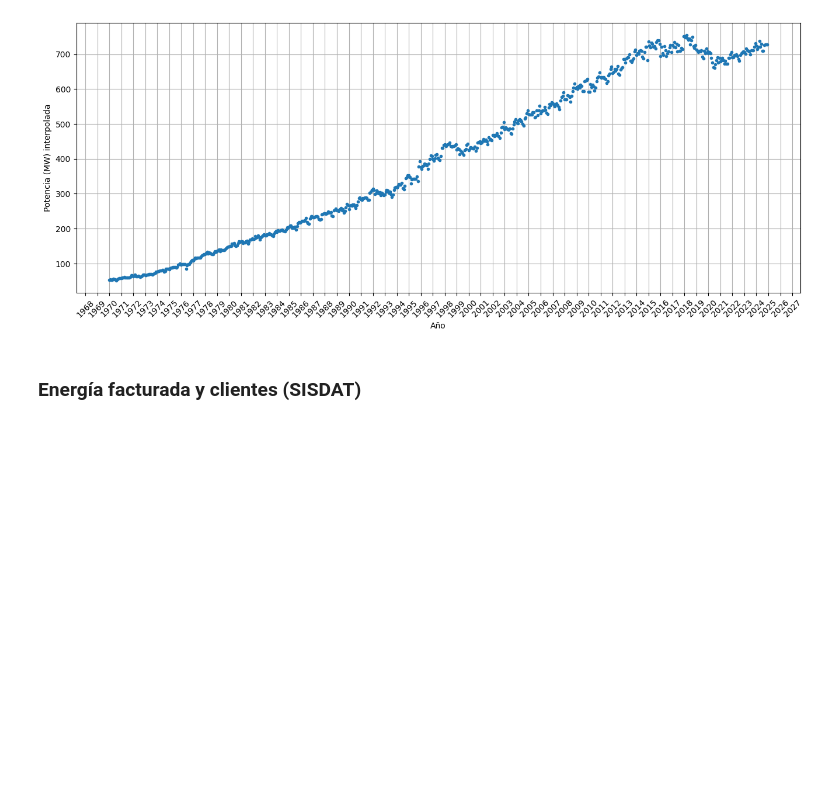
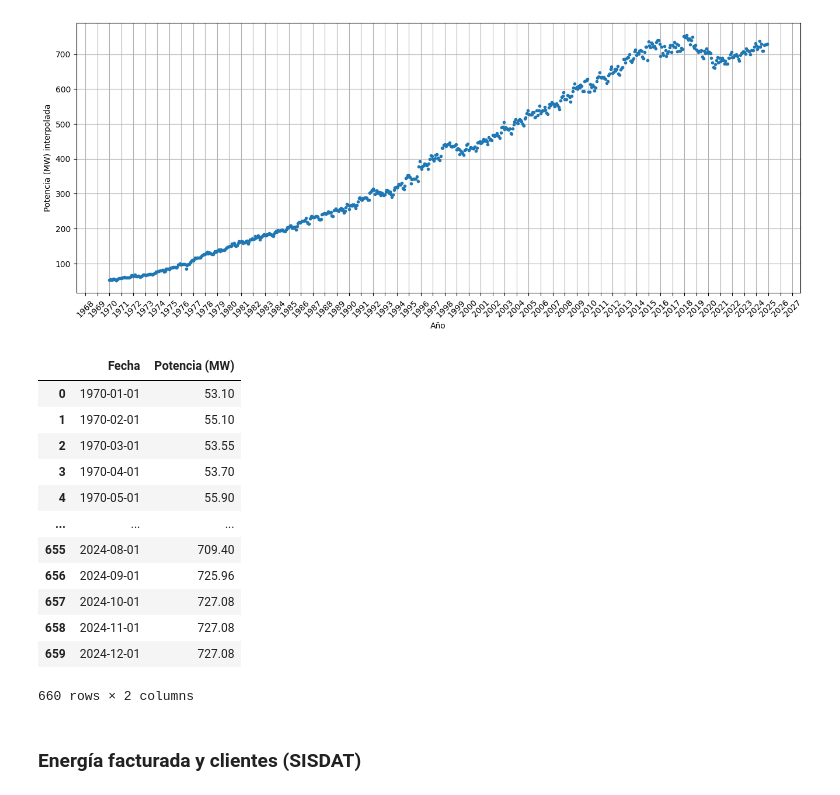
Before and after one commit to CarolinaVasquez21/data_etl_dags_tfm, a Jupyter notebook: notebooks/ETL.ipynb, the cells around one changed output. Cells and saved outputs as stored; diff of their text form; code cells hidden in the pictures; blank space fills up the shorter version.

```diff
--- a/notebooks/ETL.ipynb
+++ b/notebooks/ETL.ipynb
@@ -130,8 +131,19 @@ def ajustar_atipicos_por_anio(df, columna_valor, anios, columna_fecha="Fecha"):
                ((df[columna_valor] < lim_inf) | (df[columna_valor] > lim_sup)),
                columna_valor] = np.nan
 
-    # Interpolar
-    df[columna_valor] = df[columna_valor].interpolate()
+    # Crear un array numérico para el eje x
+    x_vals = np.arange(len(df))
+    y_vals = df[columna_valor].values
+
+    # Máscara para valores válidos
+    mask = ~np.isnan(y_vals)
+
+    # Solo aplicar si hay suficientes datos para interpolar
+    if mask.sum() >= 2:
+        interpolador = interp1d(
+            x_vals[mask], y_vals[mask], kind='slinear', fill_value="extrapolate"
+        )
+        df[columna_valor] = interpolador(x_vals)
 
     return df
 
@@ -571,6 +585,22 @@ df_potencia_interpolado = ajustar_atipicos_por_anio(df_potencia, "Potencia (MW)"
 graficar_serie_temporal(df_potencia_interpolado, "Fecha", "Potencia (MW)", "Potencia (MW) interpolada")
 # %% [output]
 [figure]
+# %%
+df_potencia_interpolado
+# %% [output]
+|  | Fecha | Potencia (MW) |
+| 0 | 1970-01-01 | 53.10 |
+| 1 | 1970-02-01 | 55.10 |
+| 2 | 1970-03-01 | 53.55 |
+| 3 | 1970-04-01 | 53.70 |
+| 4 | 1970-05-01 | 55.90 |
+| ... | ... | ... |
+| 655 | 2024-08-01 | 709.40 |
+| 656 | 2024-09-01 | 725.96 |
+| 657 | 2024-10-01 | 727.08 |
+| 658 | 2024-11-01 | 727.08 |
+| 659 | 2024-12-01 | 727.08 |
+660 rows × 2 columns
 # %% [markdown]
 ### Energía facturada y clientes (SISDAT)
 # %%
```
Also changed, not shown: parts of 2 cells of this notebook, 6 other files.
